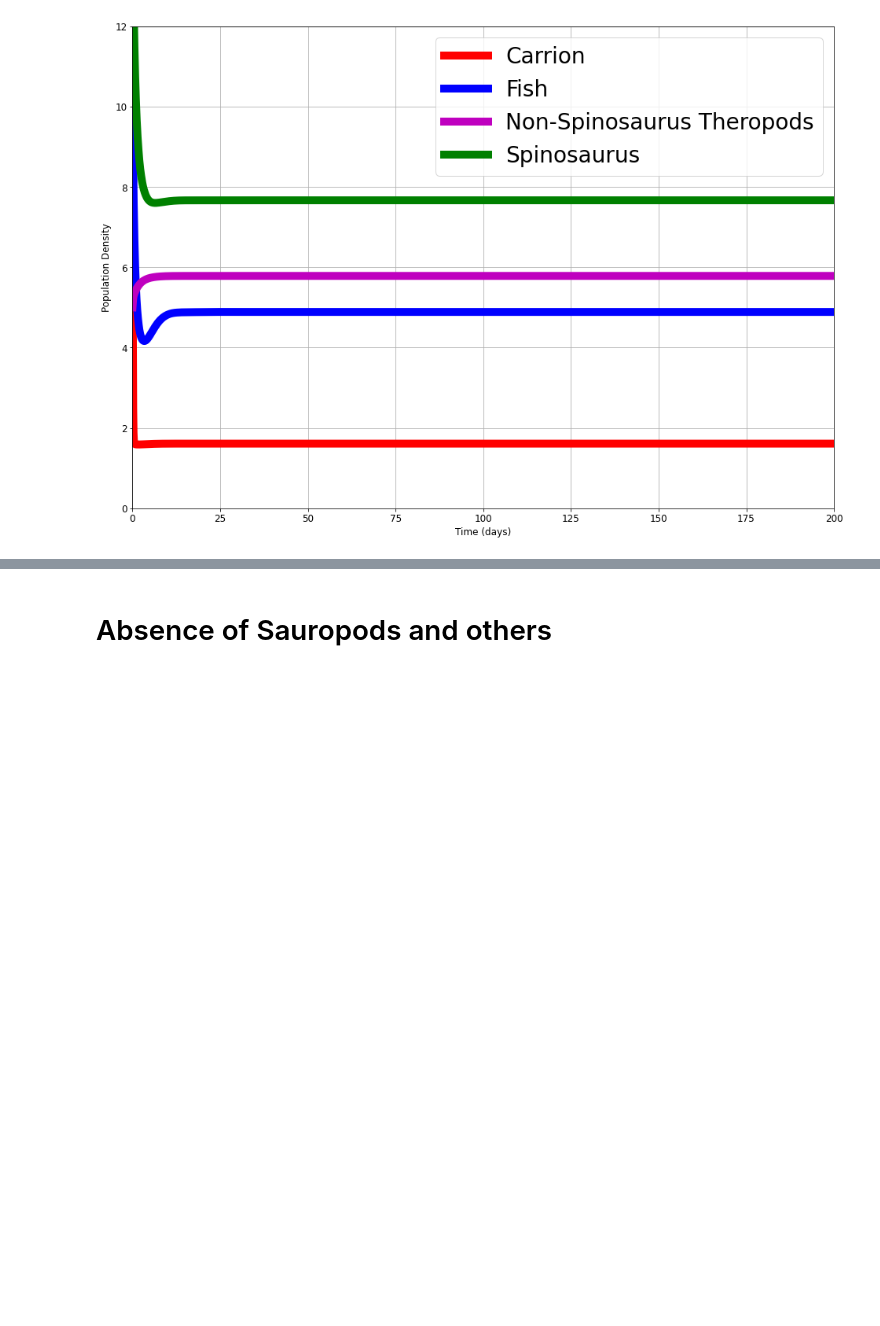
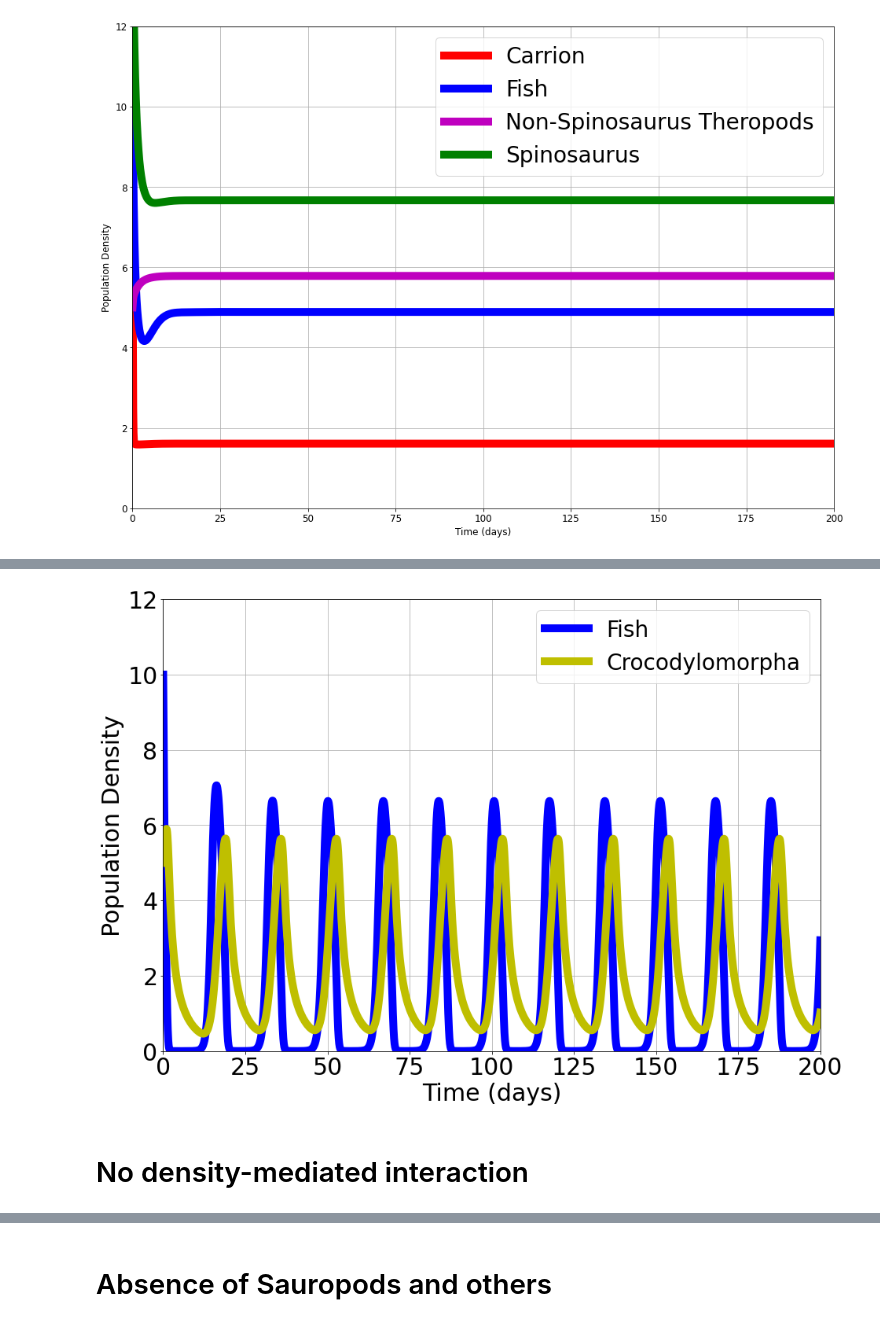
Before and after one commit to Tungdil01/palaeoEcologyKemKem, a Jupyter notebook: palaeoEcologyKemKem.ipynb, the cells around one changed output, grey strips where cells are left out. Saved outputs shown, nothing was run; the diff lists cells and outputs as text; code cells hidden in the pictures; blank space fills up the shorter version.

```diff
--- a/palaeoEcologyKemKem.ipynb
+++ b/palaeoEcologyKemKem.ipynb
@@ -2187,0 +2315,25 @@ The PostScript backend does not support transparency; partially transparent arti
+# %%
+fig, ax = plt.subplots(figsize=(14, 10))
+
+#ax.plot(time_list, Carrion, label="Carrion", linestyle="-", linewidth=10, markersize=12,color="r")
+ax.plot(time_list, Fish, label="Fish", linestyle="-", linewidth=10, markersize=12,color="b")
+#ax.plot(time_list, Other_Theropods, label="Non-Spinosaurus Theropods", linestyle="-", linewidth=10, markersize=12,color="m")
+#ax.plot(time_list, Spinosaurus, label="Spinosaurus", linestyle="-", linewidth=10, markersize=12,color="g")
+ax.plot(time_list, Crocodylomorpha, label="Crocodylomorpha", linestyle="-", linewidth=10, markersize=12,color="y")
+
+plt.xlabel("Time (days)")
+plt.ylabel("Population Density")
+plt.legend(fancybox=True, shadow=True)
+plt.xlim([0, time_list[-1]])
+plt.ylim([0, 12])
+plt.grid()
+plt.rcParams.update({'font.size': 30})
+leg = ax.legend(prop={"size":28})
+
+#plt.savefig('img/exponential_density_mediated_evolution.eps', format='eps')
+plt.tight_layout()
+plt.show()
+# %% [output]
+[figure, added]
+# %% [markdown]
+# No density-mediated interaction
```
Also changed, not shown: parts of 13 cells of this notebook.
